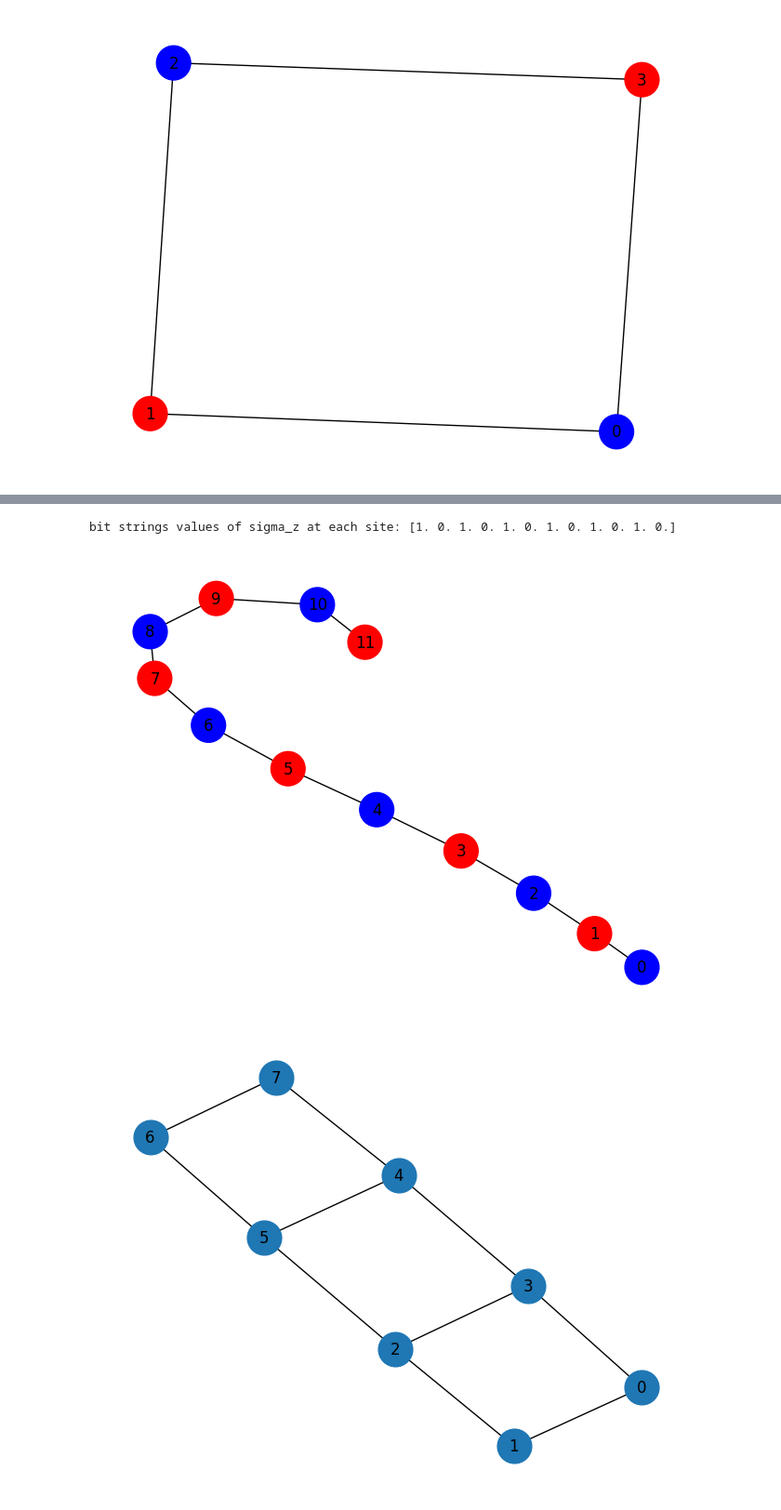
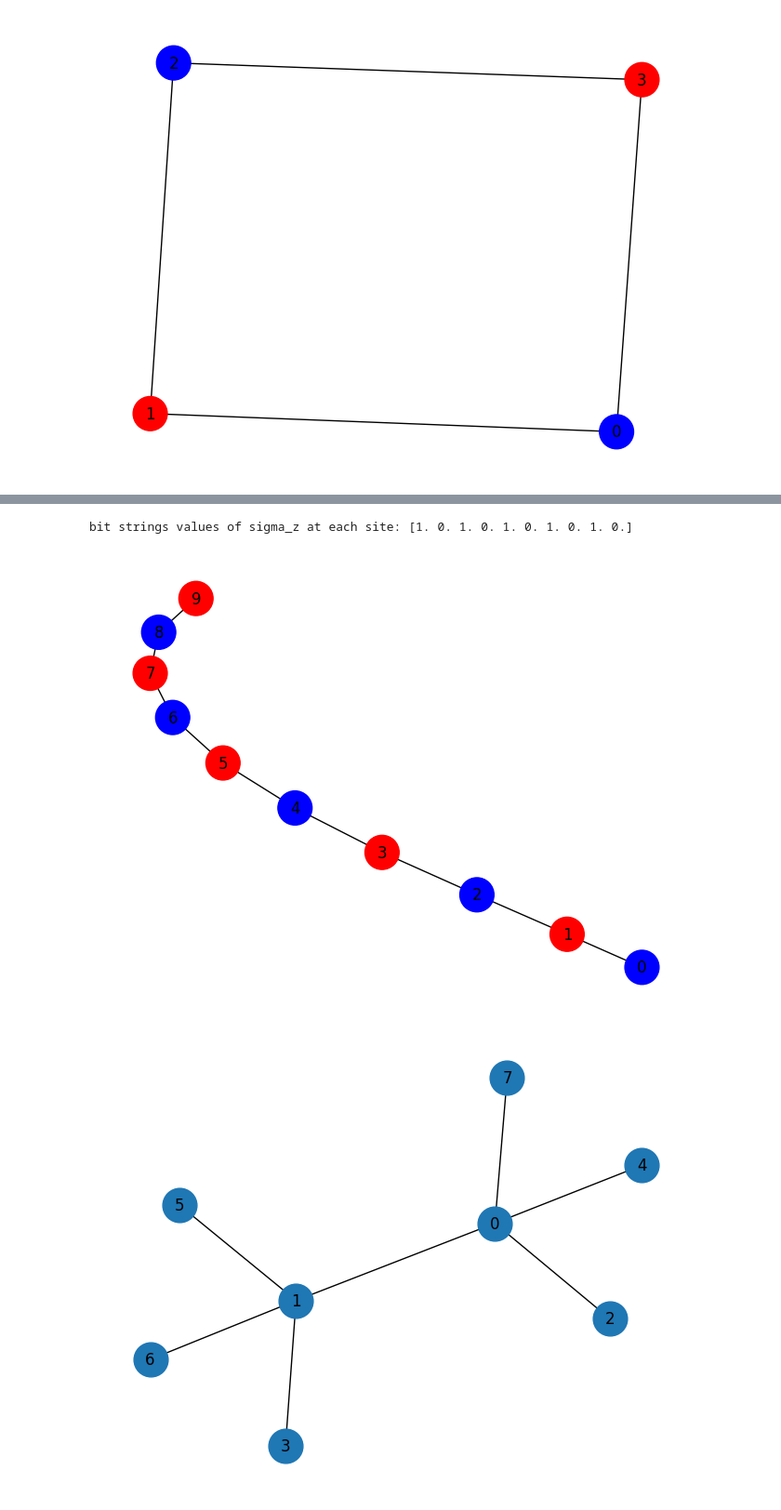
Before and after one commit to Khadijah-Trawally/QuantumGraphColoring, a Jupyter notebook: test_graph_coloring_hamiltonian.ipynb, the cells around one changed output, grey strips where cells are left out. Shown: that part at 93% size. Cells and saved outputs as stored; diff of their text form; code cells hidden in the pictures.

```diff
--- a/test_graph_coloring_hamiltonian.ipynb
+++ b/test_graph_coloring_hamiltonian.ipynb
@@ -413,7 +403,7 @@ if __name__ == '__main__':
 bit strings values of sigma_z at each site: [1. 0. 1. 0.]
 [figure]
 # %%
-num_nodes= 12
+num_nodes= 10
 color = 2
 edges = [ (ii, ii+1) for ii in range(num_nodes-1)]
 
@@ -424,27 +414,28 @@ G_line = draw_graph(num_nodes, edges)
 
 if __name__ == '__main__':
 
-  N = 12
+  N = 10
   C = 2
   opt_sol = generate_ising_hamiltonian(num_nodes, color, G_line )
   node_colors = assign_color(opt_sol, C)
 
   draw_graph(N, edges, node_colors)
 # %% [output]
-bit strings values of sigma_z at each site: [1. 0. 1. 0. 1. 0. 1. 0. 1. 0. 1. 0.]
+bit strings values of sigma_z at each site: [1. 0. 1. 0. 1. 0. 1. 0. 1. 0.]
-[figure, old version]
+[figure, new version]
 # %%
 
 if __name__ == '__main__':
 
   N1 = 8
-  C1 = 2
-  edges= [(0, 1), (1, 2), (2, 3), (3, 0), (2, 5), (3 , 4), (4, 5), (4 , 7), (5, 6), (6 , 7)]
+  C1 = 3
+  edges= [(0, 1), (0, 2),(0, 7),(0, 4), (1, 5), (1, 6), (1, 3)]
+
 
 
   graph_dia =draw_graph(N1, edges)
 # %% [output]
-[figure, old version]
+[figure, new version]
 # %%
 opt_sol1 = generate_ising_hamiltonian(N1, C1, graph_dia )
 node_colors1 = assign_color(opt_sol1, C1)
```
Also changed, not shown: parts of 10 cells of this notebook.
